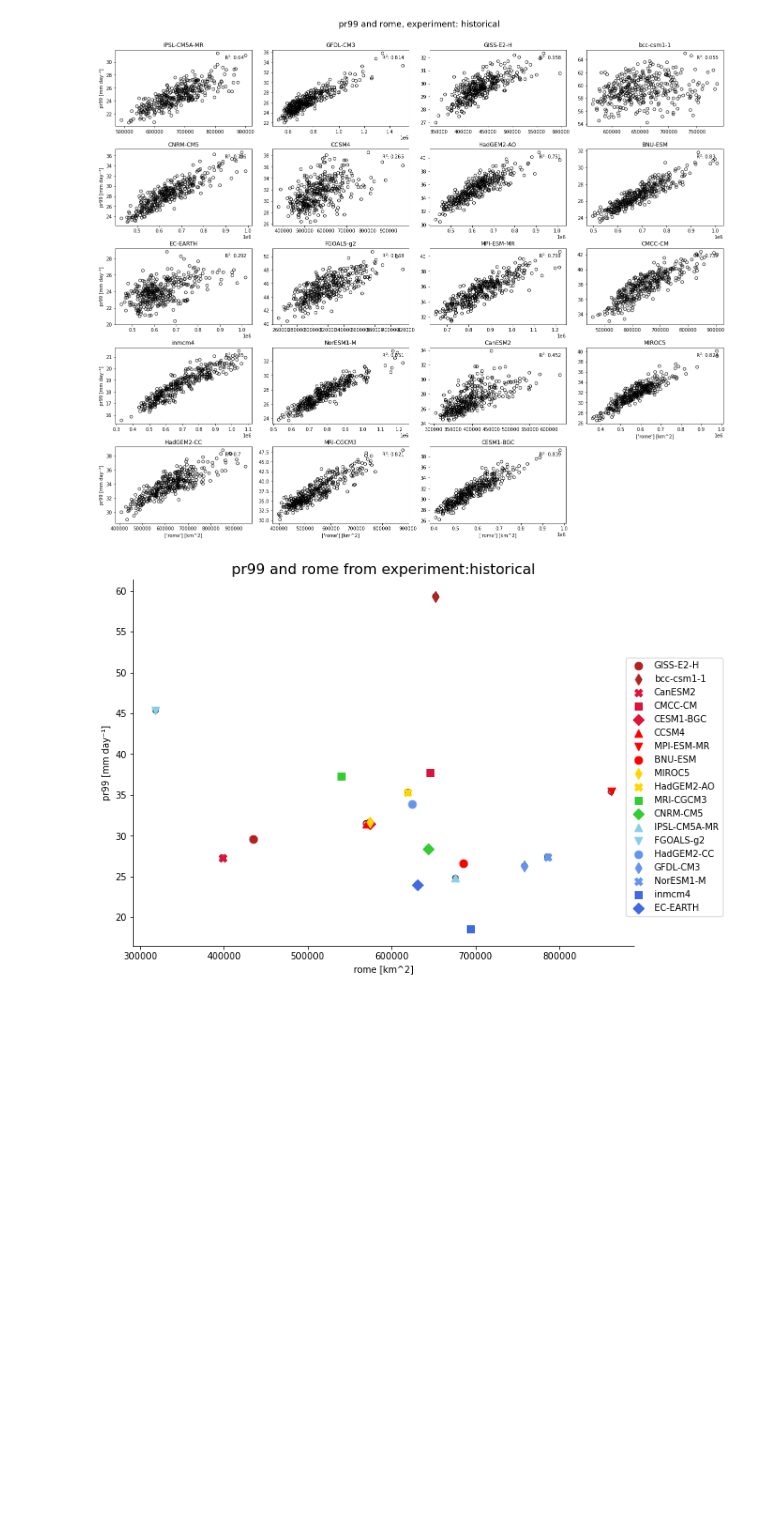
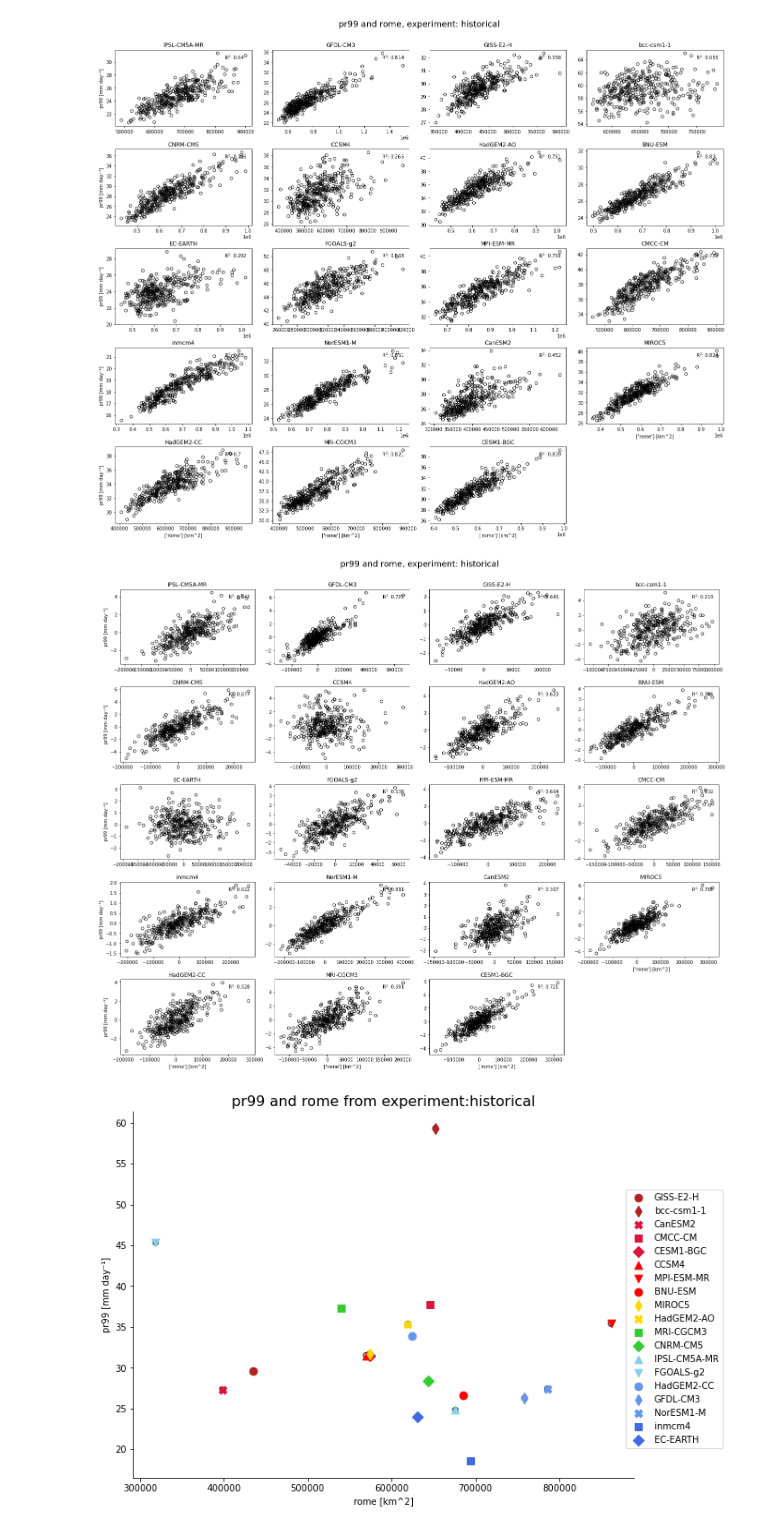
Before and after one commit to PBlackberg/phd, a Jupyter notebook: plotting/correlations/org_pr/org_prPercentile.ipynb, the cells around one changed output. Saved outputs shown, nothing was run; the diff lists cells and outputs as text; code cells hidden in the pictures; blank space fills up the shorter version.

```diff
--- a/plotting/correlations/org_pr/org_prPercentile.ipynb
+++ b/plotting/correlations/org_pr/org_prPercentile.ipynb
@@ -354,6 +434,87 @@ for i, dataset in enumerate(datasets):
 plt.subplots_adjust(left=0.1, bottom=0.1, right=0.9, top=0.9, wspace=0.15, hspace=0.3)
 # %% [output]
 [figure]
+# %%
+timeMean_options = [
+    'monthly',
+    ]
+
+quantile_low = 0
+quantile_high = 1
+
+absolute_xlimits = False
+if absolute_xlimits:
+    xmin, xmax = [], []
+    for dataset in datasets:
+
+        org = get_metric(org_options[0], dataset, experiments[0], resolution=resolutions[0])[org_options[0]]
+        f = resample_timeMean(org, timeMean_options[0])
+        climatology = f.groupby('time.month').mean('time')
+        x = f.groupby('time.month') - climatology
+
+        xmin = np.append(xmin, np.quantile(x, quantile_low))
+        xmax = np.append(xmax, np.quantile(x, quantile_high))
+
+    xmin = np.min(xmin)
+    xmax = np.max(xmax)
+else:
+    xmin, xmax = None, None
+
+
+absolute_ylimits = False
+if absolute_ylimits:
+    ymin, ymax = [], []
+    for dataset in datasets:
+
+        data = get_metric(metric, dataset, experiments[0], resolution=resolutions[0])[data_options[0]]
+        f = resample_timeMean(data, timeMean_options[0])
+        climatology = f.groupby('time.month').mean('time')
+        y = f.groupby('time.month') - climatology
+
+        ymin = np.append(ymin, np.quantile(y, quantile_low))
+        ymax = np.append(ymax, np.quantile(y, quantile_high))
+
+    ymin = np.min(ymin)
+    ymax = np.max(ymax)
+else:
+    ymin, ymax = None, None
+
+
+fig= plt.figure(figsize=(22.5,17.5))
+title = '{} and {}, experiment: {}'.format(data_options[0], org_options[0], experiments[0])
+
+fig.suptitle(title, fontsize=18, y=0.95)
+
+for i, dataset in enumerate(datasets):
+    ax= fig.add_subplot(5,4,i+1)
+    title = dataset
+
+    org = get_metric(org_options[0], dataset, experiments[0], resolution=resolutions[0])[org_options[0]]
+    f = resample_timeMean(org, timeMean_options[0])
+    climatology = f.groupby('time.month').mean('time')
+    x = f.groupby('time.month') - climatology
+
+    data = get_metric(metric, dataset, experiments[0], resolution=resolutions[0])[data_options[0]]
+    f = resample_timeMean(data, timeMean_options[0])
+    climatology = f.groupby('time.month').mean('time')
+    y = f.groupby('time.month') - climatology
+
+    plot_scatter(x, y , ax)
+    plt.title(dataset)
+    plt.xlim(xmin, xmax)
+    plt.ylim(ymin, ymax)
+
+    if (len(datasets)-i)<=4:
+        xlabel = '{} [{}]'.format(org_options, org.units)
+        plt.xlabel(xlabel)
+
+    if i== 0 or i==4 or i==8 or i==12 or i==16:
+        ylabel = '{} [{}]'.format(data_options[0], data.units)
+        plt.ylabel(ylabel)
+
+plt.subplots_adjust(left=0.1, bottom=0.1, right=0.9, top=0.9, wspace=0.15, hspace=0.3)
+# %% [output]
+[figure, added]
 # %%
 labels =[
     'IPSL-CM5A-MR', # 1
```
Also changed, not shown: parts of 4 cells of this notebook, 13 other files.
